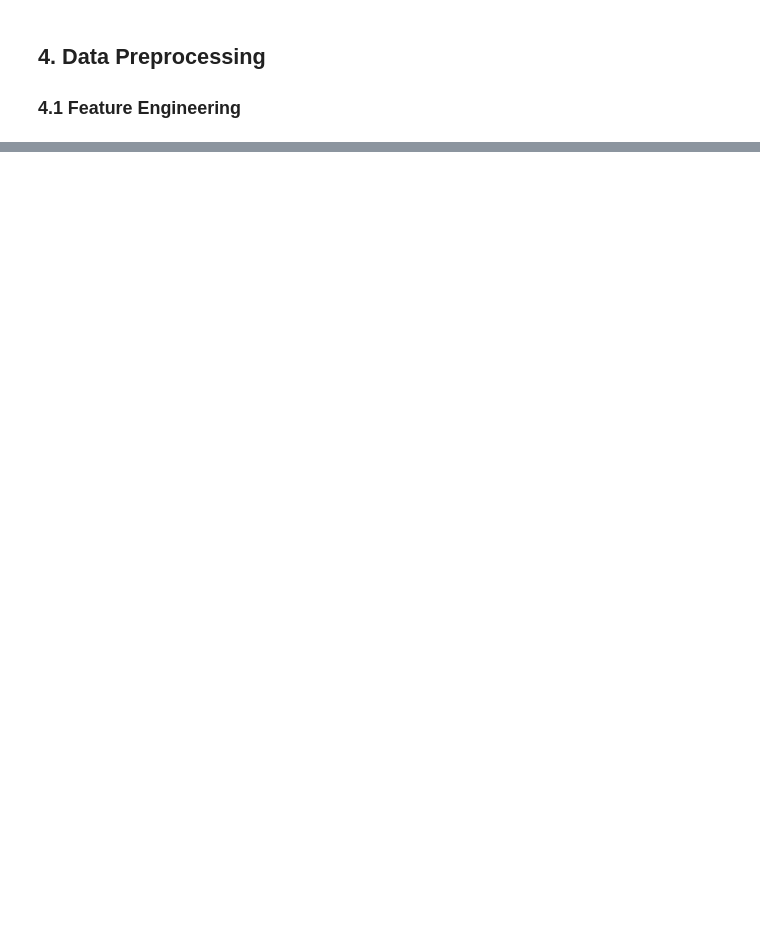
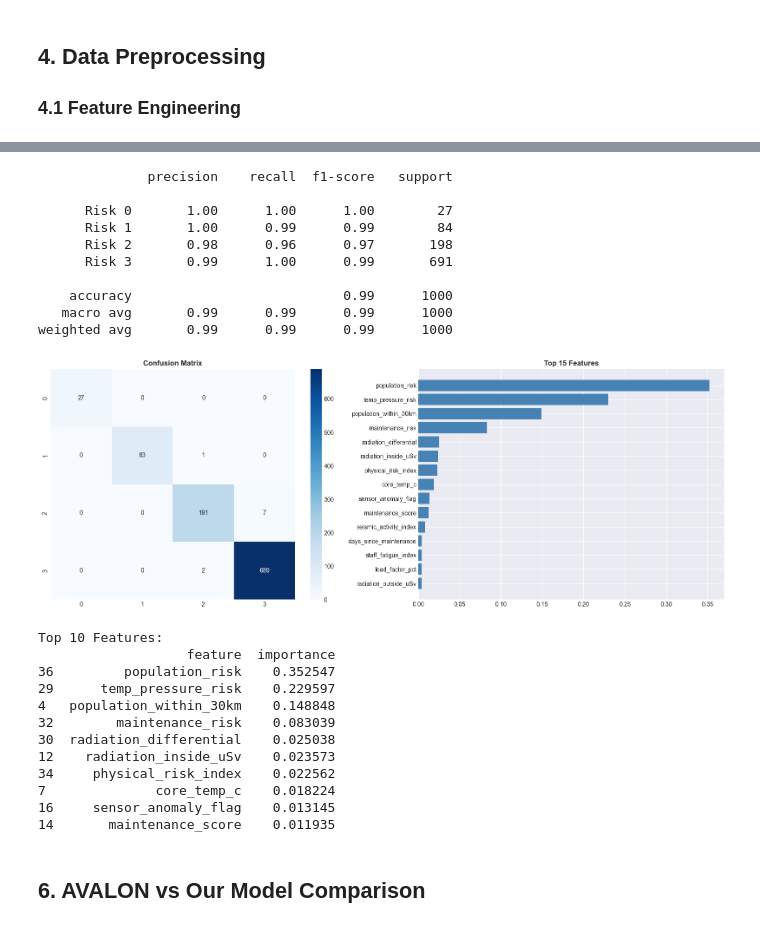
Before and after one commit to loic-123/Hack, a Jupyter notebook: avalon_analysis.ipynb, the cells around one changed output, grey strips where cells are left out. Drawn from its saved outputs; the diff is of its cells as text; code cells hidden in the pictures; blank space fills up the shorter version.

```diff
--- a/avalon_analysis.ipynb
+++ b/avalon_analysis.ipynb
@@ -459,0 +704,48 @@ print(df_model[['temp_pressure_risk', 'social_pressure_index', 'physical_risk_in
+# %%
+# Evaluation
+print(classification_report(y_risk_test, y_risk_pred, target_names=['Risk 0', 'Risk 1', 'Risk 2', 'Risk 3']))
+
+# Visualize
+fig, axes = plt.subplots(1, 2, figsize=(16, 6))
+cm = confusion_matrix(y_risk_test, y_risk_pred)
+sns.heatmap(cm, annot=True, fmt='d', cmap='Blues', ax=axes[0])
+axes[0].set_title('Confusion Matrix', fontweight='bold')
+
+# Feature importance
+feat_imp = pd.DataFrame({'feature': feature_cols, 'importance': best_risk_model.feature_importances_}).sort_values('importance', ascending=False).head(15)
+axes[1].barh(range(len(feat_imp)), feat_imp['importance'], color='steelblue')
+axes[1].set_yticks(range(len(feat_imp)))
+axes[1].set_yticklabels(feat_imp['feature'])
+axes[1].set_title('Top 15 Features', fontweight='bold')
+axes[1].invert_yaxis()
+plt.tight_layout()
+plt.show()
+
+print('\nTop 10 Features:')
+print(feat_imp.head(10))
+# %% [output]
+              precision    recall  f1-score   support
+
+      Risk 0       1.00      1.00      1.00        27
+      Risk 1       1.00      0.99      0.99        84
+      Risk 2       0.98      0.96      0.97       198
+      Risk 3       0.99      1.00      0.99       691
+
+    accuracy                           0.99      1000
+   macro avg       0.99      0.99      0.99      1000
+weighted avg       0.99      0.99      0.99      1000
+[figure, added]
+Top 10 Features:
+                   feature  importance
+36         population_risk    0.352547
+29      temp_pressure_risk    0.229597
+4   population_within_30km    0.148848
+32        maintenance_risk    0.083039
+30  radiation_differential    0.025038
+12    radiation_inside_uSv    0.023573
+34     physical_risk_index    0.022562
+7              core_temp_c    0.018224
+16     sensor_anomaly_flag    0.013145
+14       maintenance_score    0.011935
+# %% [markdown]
+## 6. AVALON vs Our Model Comparison
```
Also changed, not shown: parts of 31 cells of this notebook, 27 other files.
